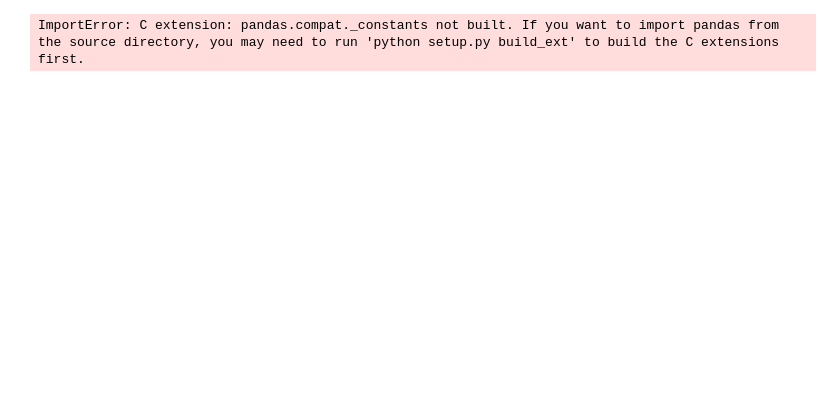
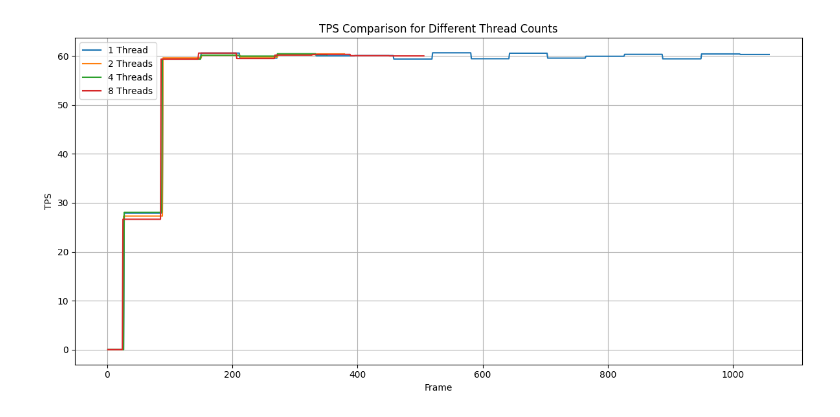
Before and after one commit to mjc136/ConDev, a Jupyter notebook: Wa-Tor/tps_analysis.ipynb, the cells around one changed output. Saved outputs shown, nothing was run; the diff lists cells and outputs as text; code cells hidden in the pictures; blank space fills up the shorter version.

Commit message:
got 8 thread working

```diff
--- a/Wa-Tor/tps_analysis.ipynb
+++ b/Wa-Tor/tps_analysis.ipynb
@@ -1,22 +1,38 @@
-# %%
-import pandas as pd
-import matplotlib.pyplot as plt
-
-# Load the CSV file
-df = pd.read_csv("tps_data.csv")
-
-# Display the first few rows
-print(df.head())
-
-# Plot the TPS and Average TPS
-plt.figure(figsize=(12, 6))
-plt.plot(df["Frame"], df["TPS"], label="TPS", alpha=0.7)
-plt.plot(df["Frame"], df["AverageTPS"], label="Average TPS", linewidth=2)
-plt.xlabel("Frame")
-plt.ylabel("TPS")
-plt.title("TPS and Average TPS Over Time")
-plt.legend()
-plt.grid(True)
-plt.show()
-# %% [output]
-ImportError: C extension: pandas.compat._constants not built. If you want to import pandas from the source directory, you may need to run 'python setup.py build_ext' to build the C extensions first.
+# %%
+import pandas as pd
+import matplotlib.pyplot as plt
+import os
+
+# Define paths to CSV files for each thread count
+csv_paths = {
+    "1 Thread": "SingleThread/tps_data.csv",
+    "2 Threads": "TwoThread/tps_data.csv",
+    "4 Threads": "FourThread/tps_data.csv",
+    "8 Threads": "EightThread/tps_data.csv"
+}
+
+# Load the CSV data and plot
+plt.figure(figsize=(12, 6))
+
+for label, path in csv_paths.items():
+    if os.path.exists(path):
+        # Load the CSV file
+        df = pd.read_csv(path)
+
+        # Plot the TPS column
+        plt.plot(df["Frame"], df["TPS"], label=label)
+    else:
+        print(f"File not found: {path}")
+
+# Customize the plot
+plt.xlabel("Frame")
+plt.ylabel("TPS")
+plt.title("TPS Comparison for Different Thread Counts")
+plt.legend()
+plt.grid(True)
+plt.tight_layout()
+
+# Show the plot
+plt.show()
+# %% [output]
+[figure, added]
```
Also changed, not shown: 8 other files.
